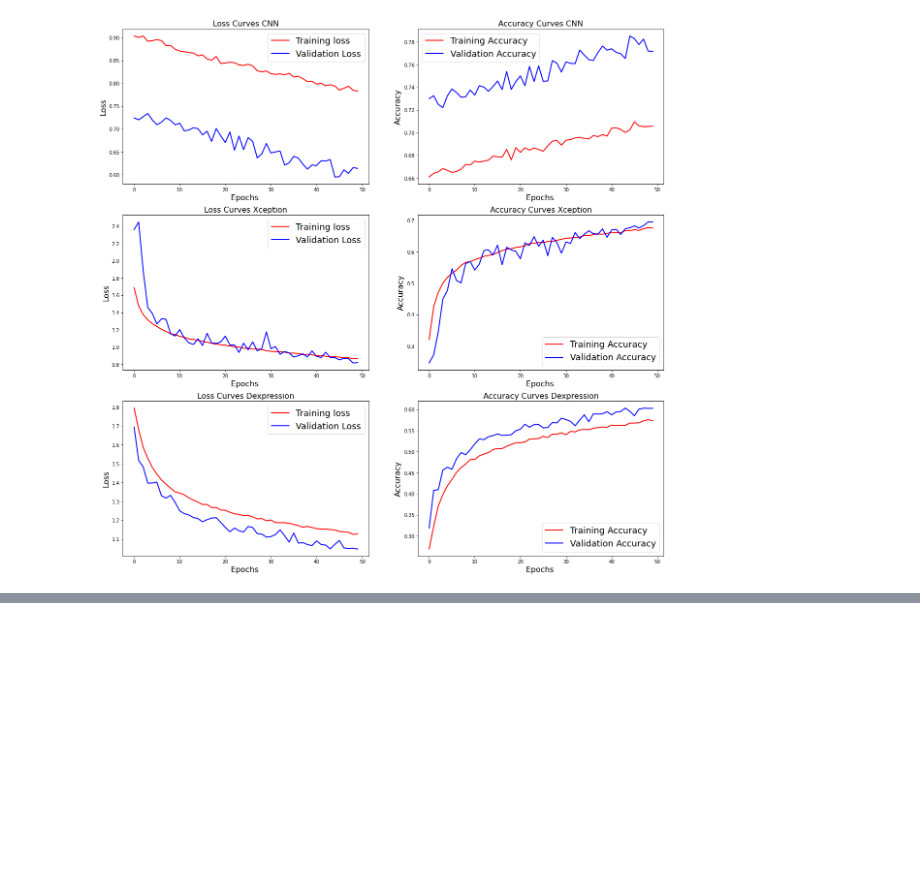
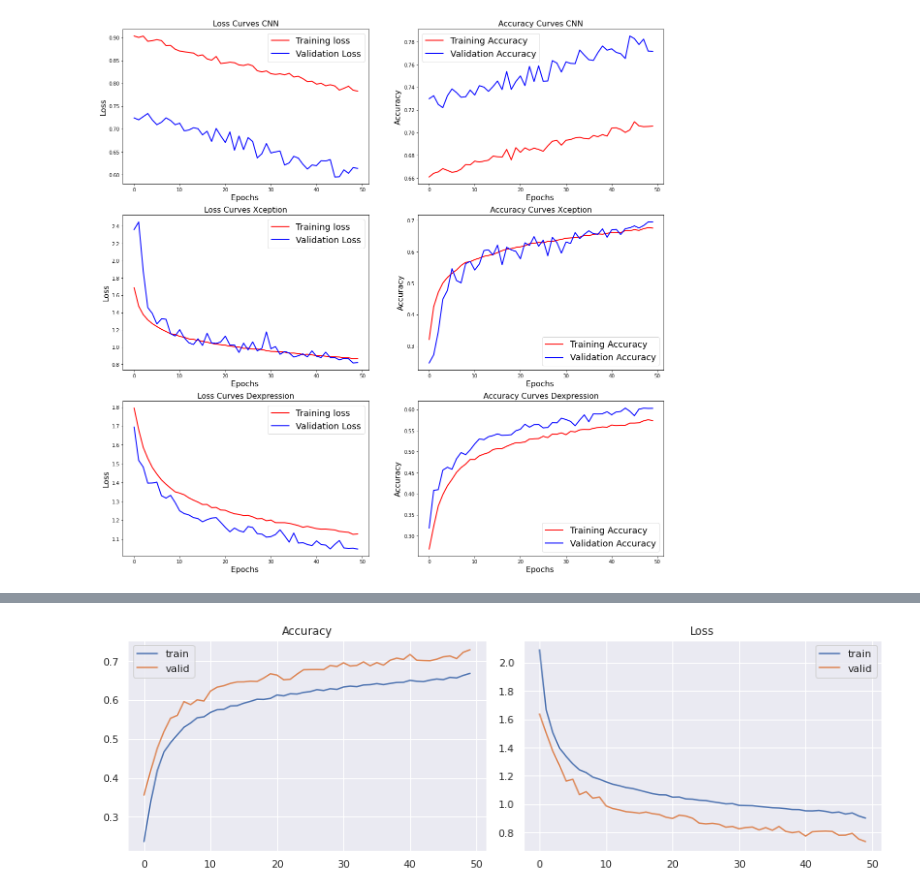
Before and after one commit to kumarirakhi19/Face-emotion-recognition, a Jupyter notebook: face_recognition_colab.ipynb, the cells around one changed output, grey strips where cells are left out. Cells and saved outputs as stored; diff of their text form; code cells hidden in the pictures; blank space fills up the shorter version.

```diff
--- a/face_recognition_colab.ipynb
+++ b/face_recognition_colab.ipynb
@@ -816,0 +988,19 @@ for model,i in zip([CNN,xception,dexpression],[1,2,3]):
+# %%
+#epoch call for model training
+batch_size = 32 #batch size of 32 performs the best.
+epochs = 50
+optims = [
+    optimizers.Nadam(learning_rate=0.001, beta_1=0.9, beta_2=0.999, epsilon=1e-07, name='Nadam'),
+    optimizers.Adam(0.001),
+]
+
+# I tried both `Nadam` and `Adam`, the difference in results is not different but I finally went with Nadam as it is more popular.
+model = build_net(optims[1])
+history = model.fit_generator(
+    train_datagen.flow(X_train, y_train, batch_size=batch_size),
+    validation_data=(X_valid, y_valid),
+    steps_per_epoch=len(X_train) / batch_size,
+    epochs=epochs,
+    callbacks=callbacks,
+    use_multiprocessing=True
+)
@@ -816,0 +1032,21 @@ for model,i in zip([CNN,xception,dexpression],[1,2,3]):
+# %%
+#plot for the model accuracy score
+sns.set()
+fig = pyplot.figure(0, (12, 4))
+
+ax = pyplot.subplot(1, 2, 1)
+sns.lineplot(history.epoch, history.history['accuracy'], label='train')
+sns.lineplot(history.epoch, history.history['val_accuracy'], label='valid')
+pyplot.title('Accuracy')
+pyplot.tight_layout()
+
+ax = pyplot.subplot(1, 2, 2)
+sns.lineplot(history.epoch, history.history['loss'], label='train')
+sns.lineplot(history.epoch, history.history['val_loss'], label='valid')
+pyplot.title('Loss')
+pyplot.tight_layout()
+
+pyplot.savefig('epoch_history_dcnn.png')
+pyplot.show()
+# %% [output]
+[figure, added]
```
Also changed, not shown: parts of 20 cells of this notebook.
